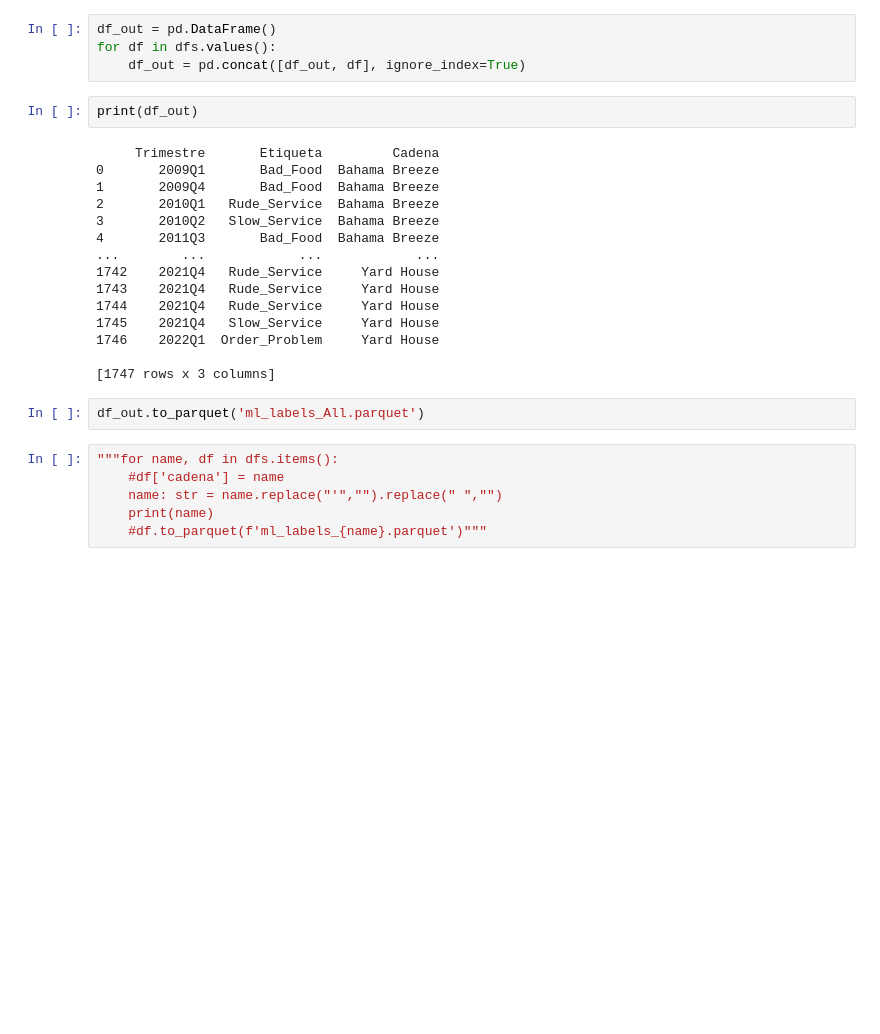
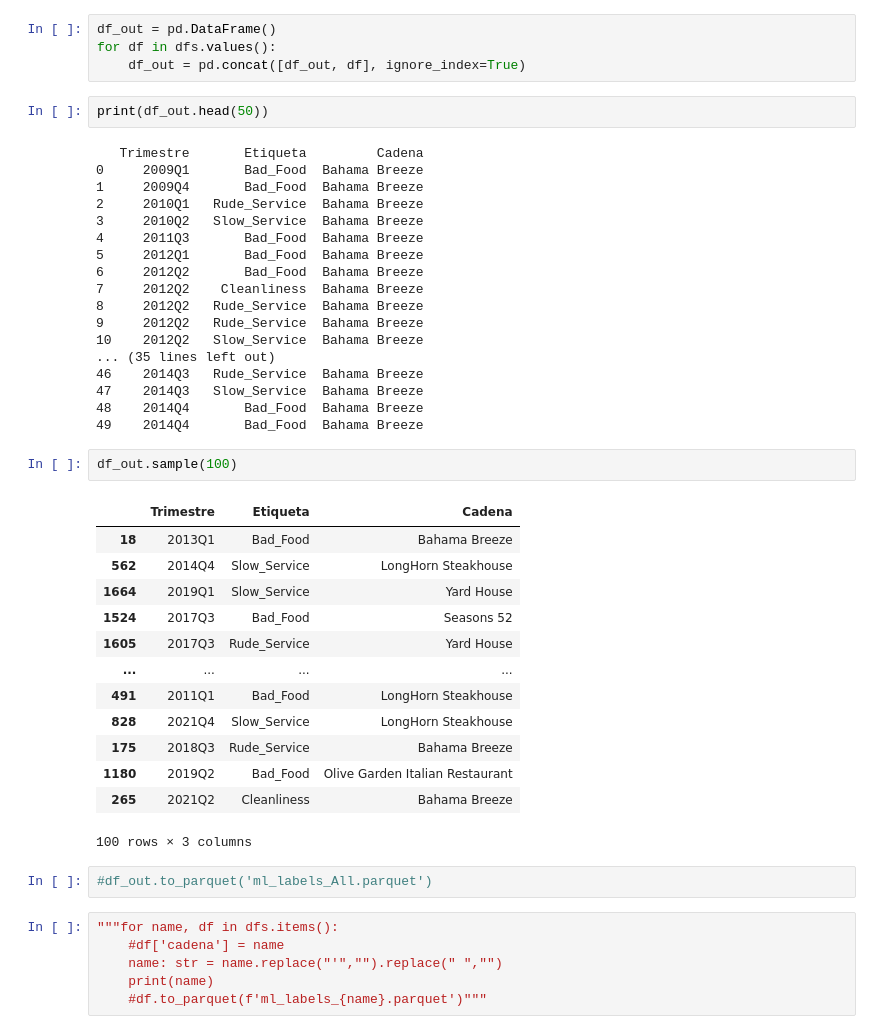
Before and after one commit to litcoininvestorbros/Henry_PF, a Jupyter notebook: machine_learning/funcion_modelo_ml2.ipynb, the cells around one changed output. Saved outputs shown, nothing was run; the diff lists cells and outputs as text; blank space fills up the shorter version.

```diff
--- a/machine_learning/funcion_modelo_ml2.ipynb
+++ b/machine_learning/funcion_modelo_ml2.ipynb
@@ -132,24 +132,43 @@ df_out = pd.DataFrame()
 for df in dfs.values():
     df_out = pd.concat([df_out, df], ignore_index=True)
 # %%
-print(df_out)
+print(df_out.head(50))
 # %% [output]
-     Trimestre       Etiqueta         Cadena
-0       2009Q1       Bad_Food  Bahama Breeze
-1       2009Q4       Bad_Food  Bahama Breeze
-2       2010Q1   Rude_Service  Bahama Breeze
-3       2010Q2   Slow_Service  Bahama Breeze
-4       2011Q3       Bad_Food  Bahama Breeze
-...        ...            ...            ...
-1742    2021Q4   Rude_Service     Yard House
-1743    2021Q4   Rude_Service     Yard House
-1744    2021Q4   Rude_Service     Yard House
-1745    2021Q4   Slow_Service     Yard House
-1746    2022Q1  Order_Problem     Yard House
-
-[1747 rows x 3 columns]
+   Trimestre       Etiqueta         Cadena
+0     2009Q1       Bad_Food  Bahama Breeze
+1     2009Q4       Bad_Food  Bahama Breeze
+2     2010Q1   Rude_Service  Bahama Breeze
+3     2010Q2   Slow_Service  Bahama Breeze
+4     2011Q3       Bad_Food  Bahama Breeze
+5     2012Q1       Bad_Food  Bahama Breeze
+6     2012Q2       Bad_Food  Bahama Breeze
+7     2012Q2    Cleanliness  Bahama Breeze
+8     2012Q2   Rude_Service  Bahama Breeze
+9     2012Q2   Rude_Service  Bahama Breeze
+10    2012Q2   Slow_Service  Bahama Breeze
+... (35 lines left out)
+46    2014Q3   Rude_Service  Bahama Breeze
+47    2014Q3   Slow_Service  Bahama Breeze
+48    2014Q4       Bad_Food  Bahama Breeze
+49    2014Q4       Bad_Food  Bahama Breeze
+# %%
+df_out.sample(100)
+# %% [output]
+|  | Trimestre | Etiqueta | Cadena |
+| 18 | 2013Q1 | Bad_Food | Bahama Breeze |
+| 562 | 2014Q4 | Slow_Service | LongHorn Steakhouse |
+| 1664 | 2019Q1 | Slow_Service | Yard House |
+| 1524 | 2017Q3 | Bad_Food | Seasons 52 |
+| 1605 | 2017Q3 | Rude_Service | Yard House |
+| ... | ... | ... | ... |
+| 491 | 2011Q1 | Bad_Food | LongHorn Steakhouse |
+| 828 | 2021Q4 | Slow_Service | LongHorn Steakhouse |
+| 175 | 2018Q3 | Rude_Service | Bahama Breeze |
+| 1180 | 2019Q2 | Bad_Food | Olive Garden Italian Restaurant |
+| 265 | 2021Q2 | Cleanliness | Bahama Breeze |
+100 rows × 3 columns
 # %%
-df_out.to_parquet('ml_labels_All.parquet')
+#df_out.to_parquet('ml_labels_All.parquet')
 # %%
 """for name, df in dfs.items():
     #df['cadena'] = name
```
Also changed, not shown: parts of 2 cells of this notebook, 4 other files.
